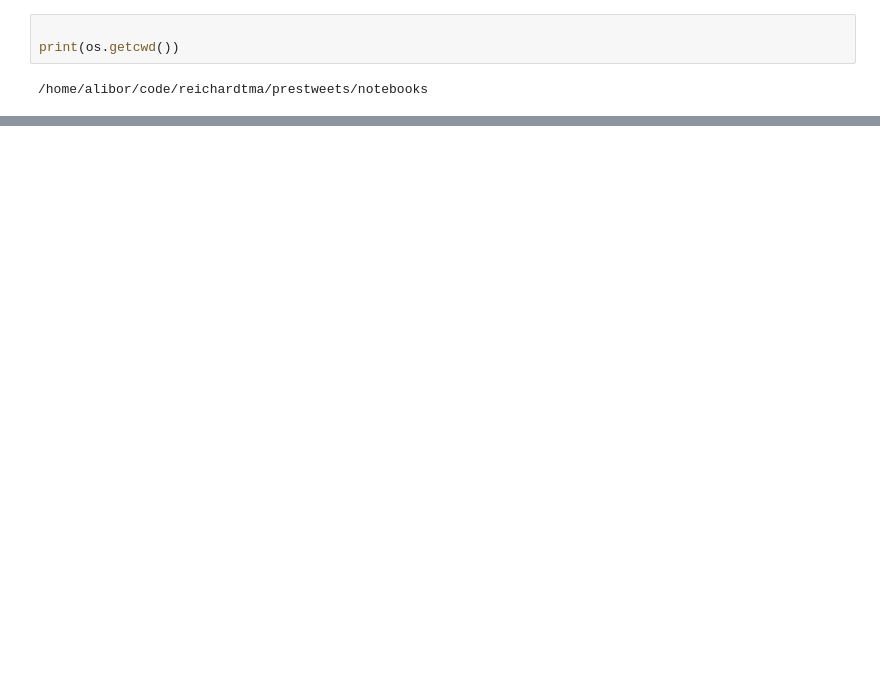
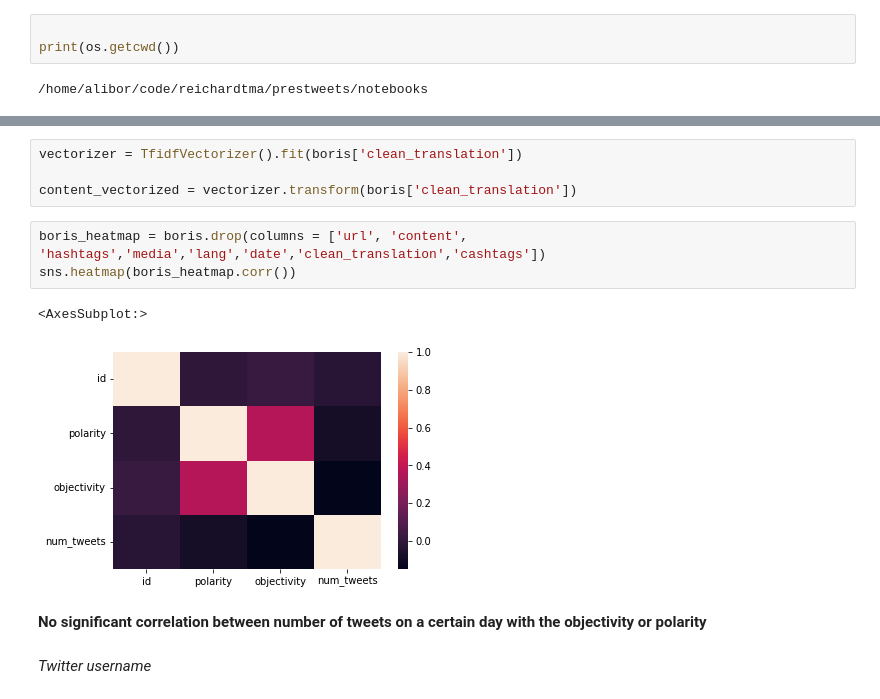
Before and after one commit to reichardtma/prestweets, a Jupyter notebook: notebooks/Boris Johnson - Annamaria.ipynb, the cells around one changed output, grey strips where cells are left out. Cells and saved outputs as stored; diff of their text form; blank space fills up the shorter version.

```diff
--- a/notebooks/Boris Johnson - Annamaria.ipynb
+++ b/notebooks/Boris Johnson - Annamaria.ipynb
@@ -118,0 +331,14 @@ blob[boris.content[1]]
+# %%
+vectorizer = TfidfVectorizer().fit(boris['clean_translation'])
+
+content_vectorized = vectorizer.transform(boris['clean_translation'])
+# %%
+boris_heatmap = boris.drop(columns = ['url', 'content', 'hashtags','media','lang','date','clean_translation','cashtags'])
+sns.heatmap(boris_heatmap.corr())
+# %% [output]
+<AxesSubplot:>
+[figure, added]
+# %% [markdown]
+**No significant correlation between number of tweets on a certain day with the objectivity or polarity**
+# %% [markdown]
+*Twitter username*
```
Also changed, not shown: parts of 43 cells of this notebook, 10 other files.
